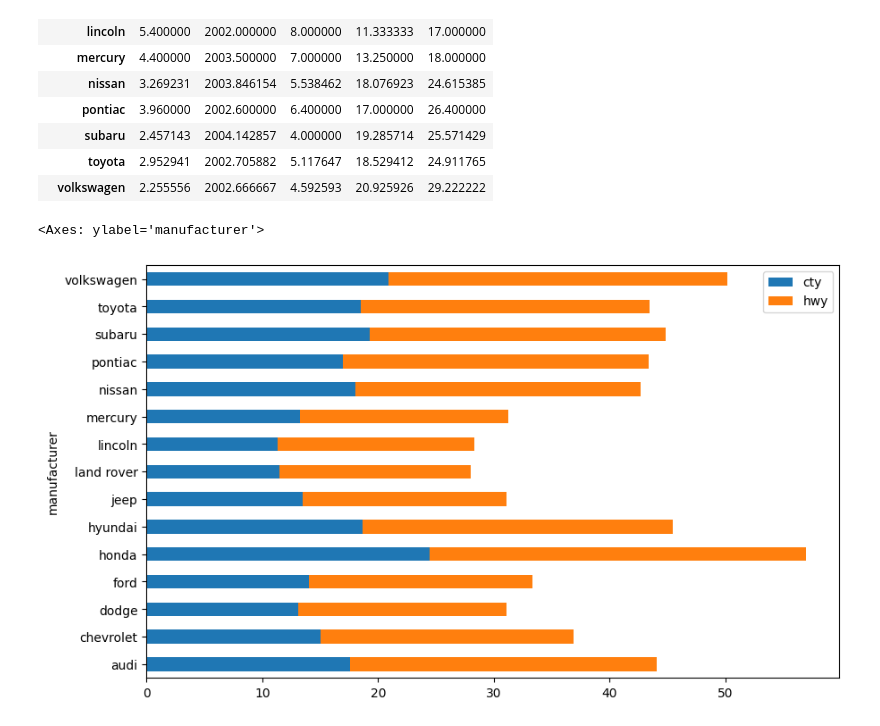
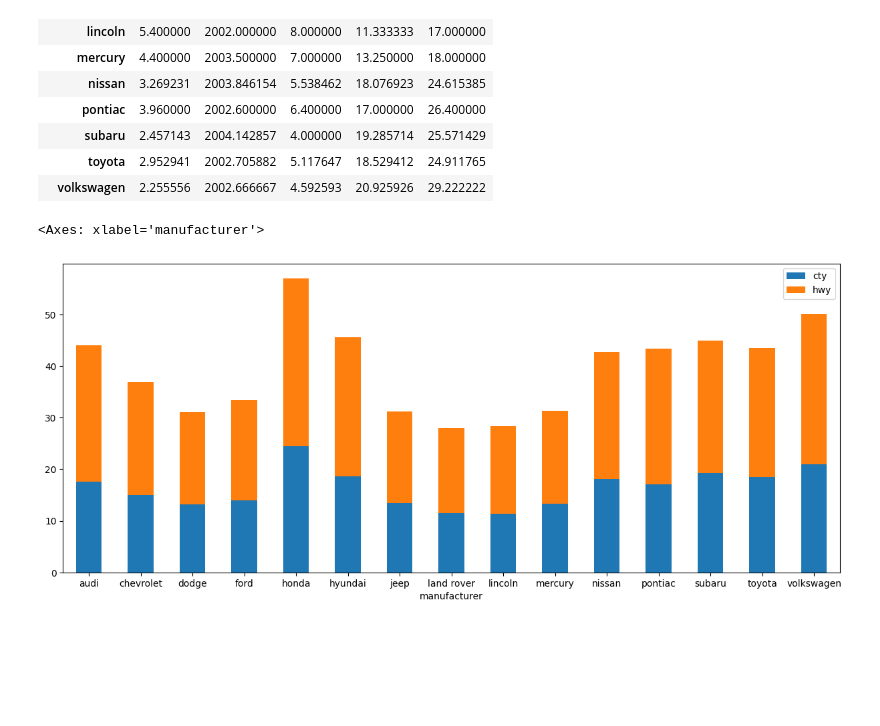
Before and after one commit to ha-es/doit_python, a Jupyter notebook: BDA/하은서73_0409_필수2.ipynb, the cells around one changed output. Cells and saved outputs as stored; diff of their text form; code cells hidden in the pictures; blank space fills up the shorter version.

```diff
--- a/BDA/하은서73_0409_필수2.ipynb
+++ b/BDA/하은서73_0409_필수2.ipynb
@@ -53,7 +43,7 @@ mpg_mf
 | toyota | 2.952941 | 2002.705882 | 5.117647 | 18.529412 | 24.911765 |
 | volkswagen | 2.255556 | 2002.666667 | 4.592593 | 20.925926 | 29.222222 |
 # %%
-mpg_mf[['cty','hwy']].plot(kind='barh', rot=0, figsize=(10,6),stacked = True)
+mpg_mf[['cty','hwy']].plot(kind='bar', rot=0, figsize=(15,6),stacked = True)
 # %% [output]
-<Axes: ylabel='manufacturer'>
+<Axes: xlabel='manufacturer'>
-[figure, old version]
+[figure, new version]
```
Also changed, not shown: parts of 13 cells of this notebook, 2 other files.
